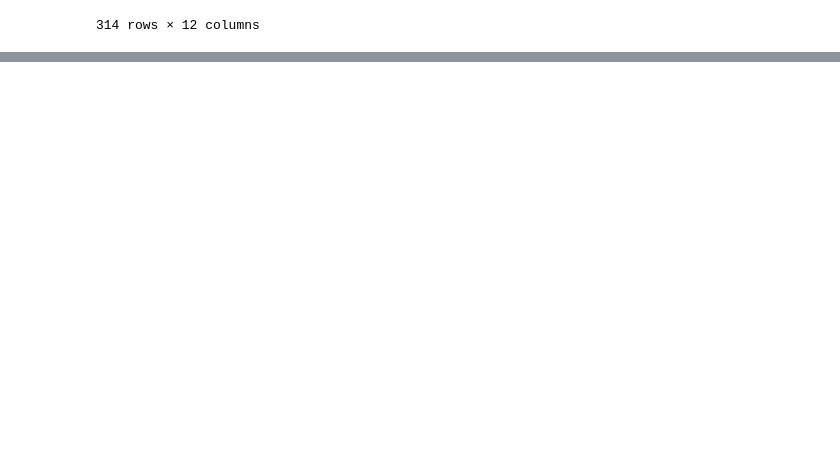
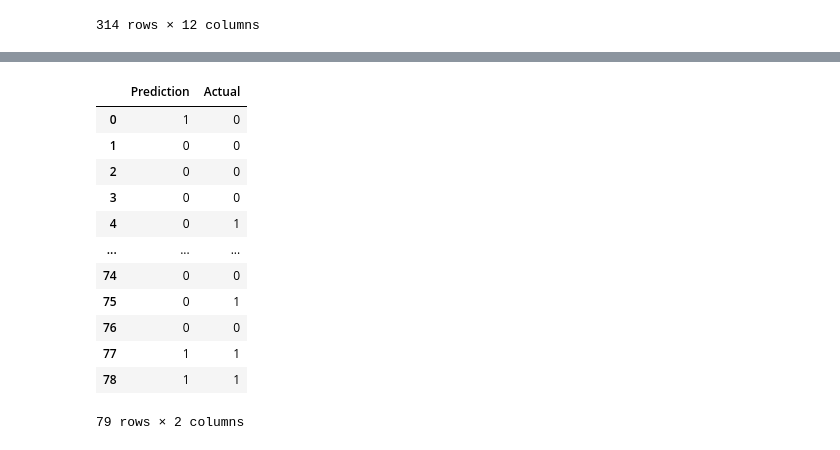
Before and after one commit to StrawhatRA/IPO_Learning, a Jupyter notebook: IPO-2.ipynb, the cells around one changed output, grey strips where cells are left out. Saved outputs shown, nothing was run; the diff lists cells and outputs as text; code cells hidden in the pictures; blank space fills up the shorter version.

```diff
--- a/IPO-2.ipynb
+++ b/IPO-2.ipynb
@@ -292,3 +314,28 @@ X_test = scaler.transform(X_test)
 # Use RandomOverSampler to balance data
 ros = RandomOverSampler(random_state=1)
 X_resampled, y_resampled = ros.fit_resample(X_train, y_train)
+# %%
+# Create and train LR model
+classifier = LogisticRegression(solver='lbfgs',
+                                max_iter=200,
+                                random_state=1)
+classifier.fit(X_train, y_train)
+
+# Execute LR predictions
+predictions = classifier.predict(X_test)
+results = pd.DataFrame({"Prediction": predictions, "Actual": y_test}).reset_index(drop=True)
+results
+# %% [output]
+|  | Prediction | Actual |
+| 0 | 1 | 0 |
+| 1 | 0 | 0 |
+| 2 | 0 | 0 |
+| 3 | 0 | 0 |
+| 4 | 0 | 1 |
+| ... | ... | ... |
+| 74 | 0 | 0 |
+| 75 | 0 | 1 |
+| 76 | 0 | 0 |
+| 77 | 1 | 1 |
+| 78 | 1 | 1 |
+79 rows × 2 columns
```
Also changed, not shown: parts of 9 cells of this notebook.
